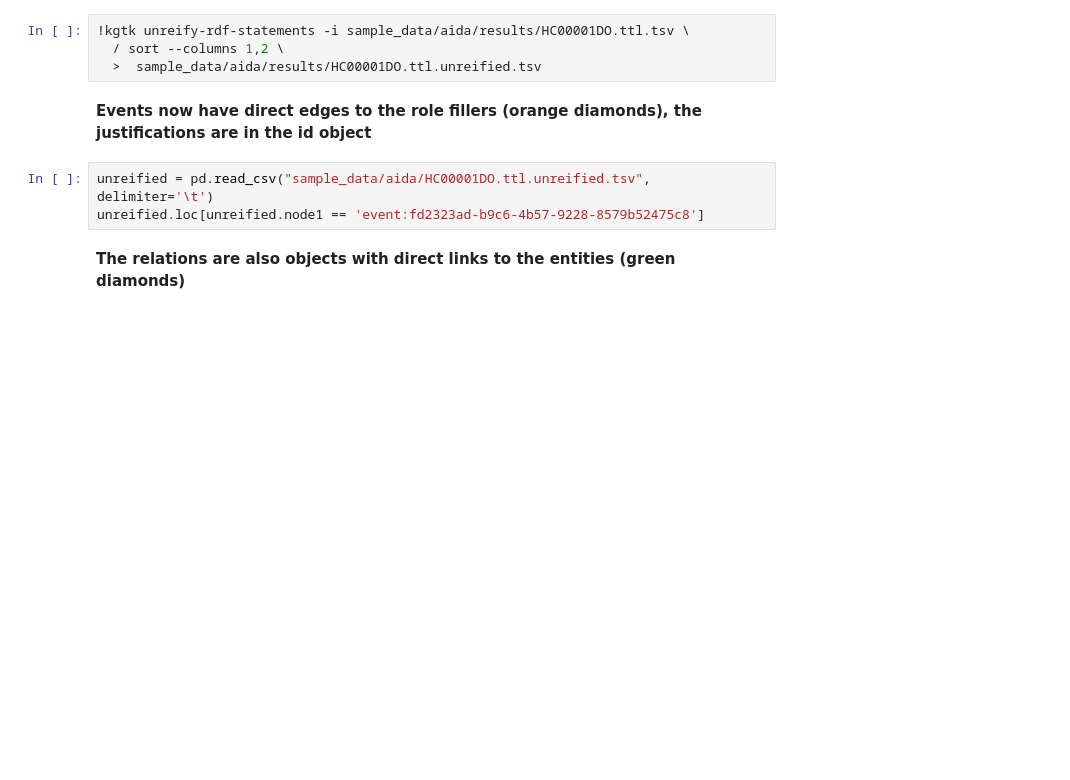
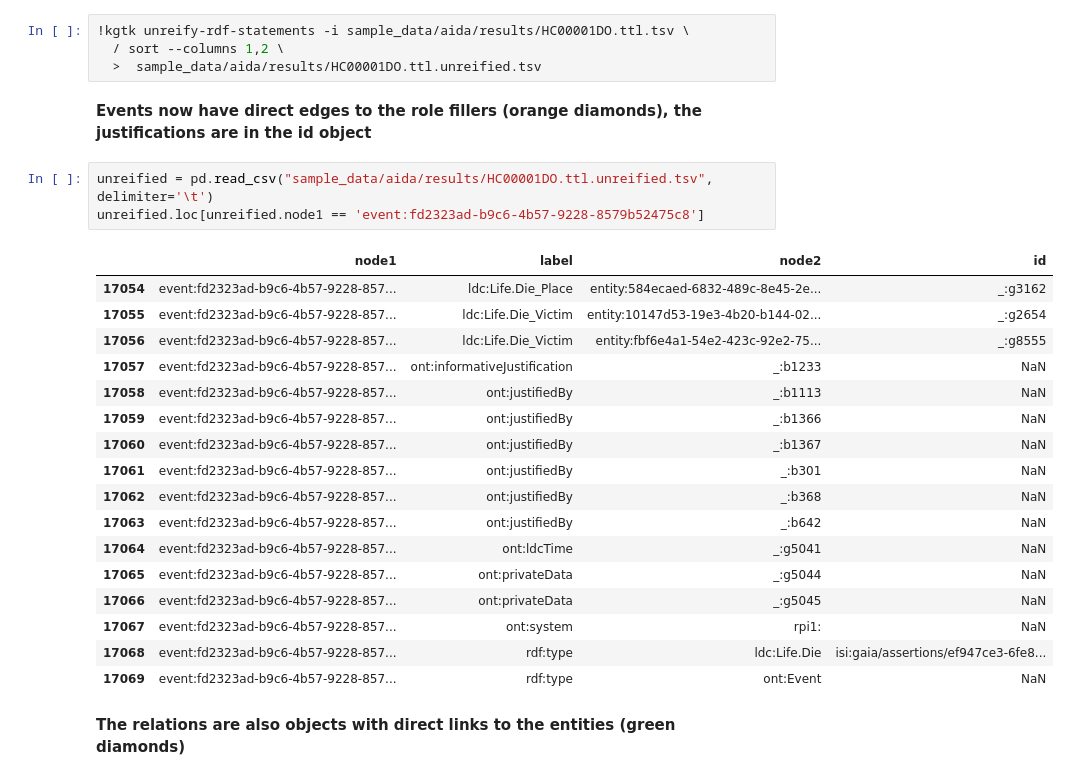
Before and after one commit to usc-isi-i2/kgtk, a Jupyter notebook: examples/Example5 - AIDA AIF.ipynb, the cells around one changed output. Drawn from its saved outputs; the diff is of its cells as text; blank space fills up the shorter version.

```diff
--- a/examples/Example5 - AIDA AIF.ipynb
+++ b/examples/Example5 - AIDA AIF.ipynb
@@ -85,8 +103,26 @@ EmptyDataError: No columns to parse from file
 # %% [markdown]
 **Events now have direct edges to the role fillers (orange diamonds), the justifications are in the id object**
 # %%
-unreified = pd.read_csv("sample_data/aida/HC00001DO.ttl.unreified.tsv", delimiter='\t')
+unreified = pd.read_csv("sample_data/aida/results/HC00001DO.ttl.unreified.tsv", delimiter='\t')
 unreified.loc[unreified.node1 == 'event:fd2323ad-b9c6-4b57-9228-8579b52475c8']
+# %% [output]
+|  | node1 | label | node2 | id |
+| 17054 | event:fd2323ad-b9c6-4b57-9228-857... | ldc:Life.Die_Place | entity:584ecaed-6832-489c-8e45-2e... | _:g3162 |
+| 17055 | event:fd2323ad-b9c6-4b57-9228-857... | ldc:Life.Die_Victim | entity:10147d53-19e3-4b20-b144-02... | _:g2654 |
+| 17056 | event:fd2323ad-b9c6-4b57-9228-857... | ldc:Life.Die_Victim | entity:fbf6e4a1-54e2-423c-92e2-75... | _:g8555 |
+| 17057 | event:fd2323ad-b9c6-4b57-9228-857... | ont:informativeJustification | _:b1233 | NaN |
+| 17058 | event:fd2323ad-b9c6-4b57-9228-857... | ont:justifiedBy | _:b1113 | NaN |
+| 17059 | event:fd2323ad-b9c6-4b57-9228-857... | ont:justifiedBy | _:b1366 | NaN |
+| 17060 | event:fd2323ad-b9c6-4b57-9228-857... | ont:justifiedBy | _:b1367 | NaN |
+| 17061 | event:fd2323ad-b9c6-4b57-9228-857... | ont:justifiedBy | _:b301 | NaN |
+| 17062 | event:fd2323ad-b9c6-4b57-9228-857... | ont:justifiedBy | _:b368 | NaN |
+| 17063 | event:fd2323ad-b9c6-4b57-9228-857... | ont:justifiedBy | _:b642 | NaN |
+| 17064 | event:fd2323ad-b9c6-4b57-9228-857... | ont:ldcTime | _:g5041 | NaN |
+| 17065 | event:fd2323ad-b9c6-4b57-9228-857... | ont:privateData | _:g5044 | NaN |
+| 17066 | event:fd2323ad-b9c6-4b57-9228-857... | ont:privateData | _:g5045 | NaN |
+| 17067 | event:fd2323ad-b9c6-4b57-9228-857... | ont:system | rpi1: | NaN |
+| 17068 | event:fd2323ad-b9c6-4b57-9228-857... | rdf:type | ldc:Life.Die | isi:gaia/assertions/ef947ce3-6fe8... |
+| 17069 | event:fd2323ad-b9c6-4b57-9228-857... | rdf:type | ont:Event | NaN |
 # %% [markdown]
 **The relations are also objects with direct links to the entities (green diamonds)**
 # %%
```
Also changed, not shown: parts of 18 cells of this notebook.
